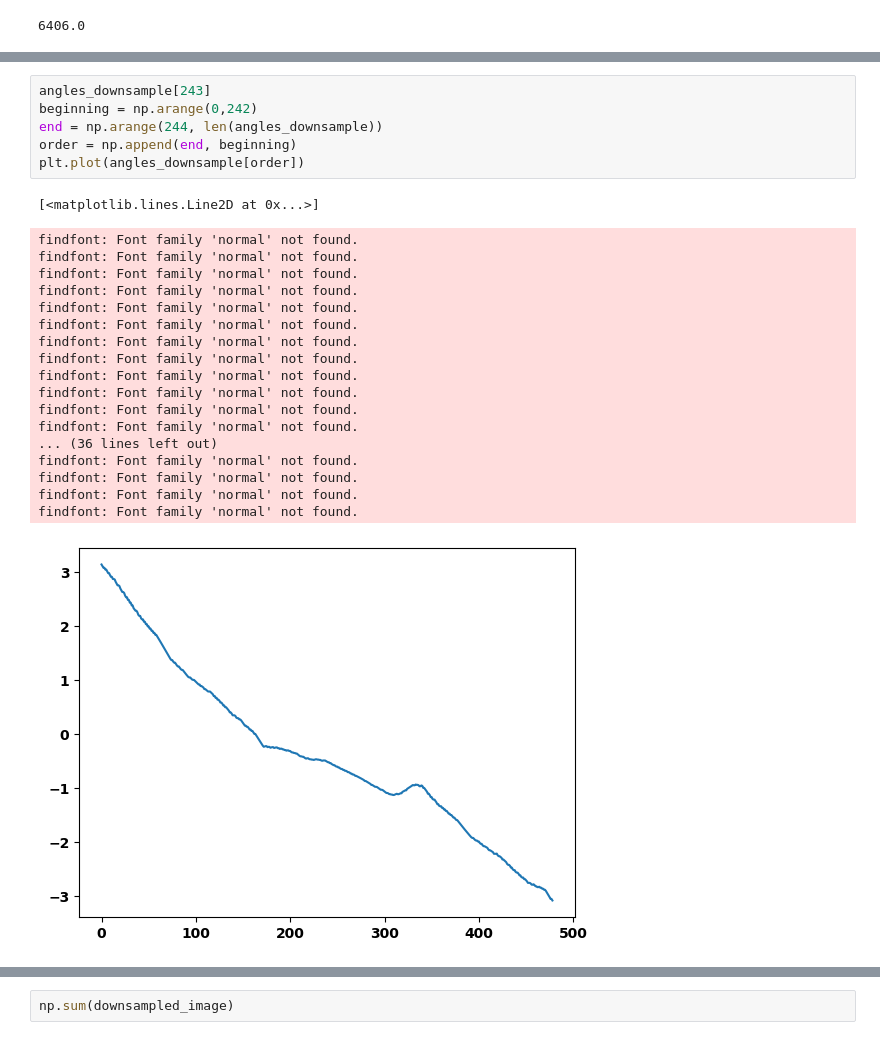
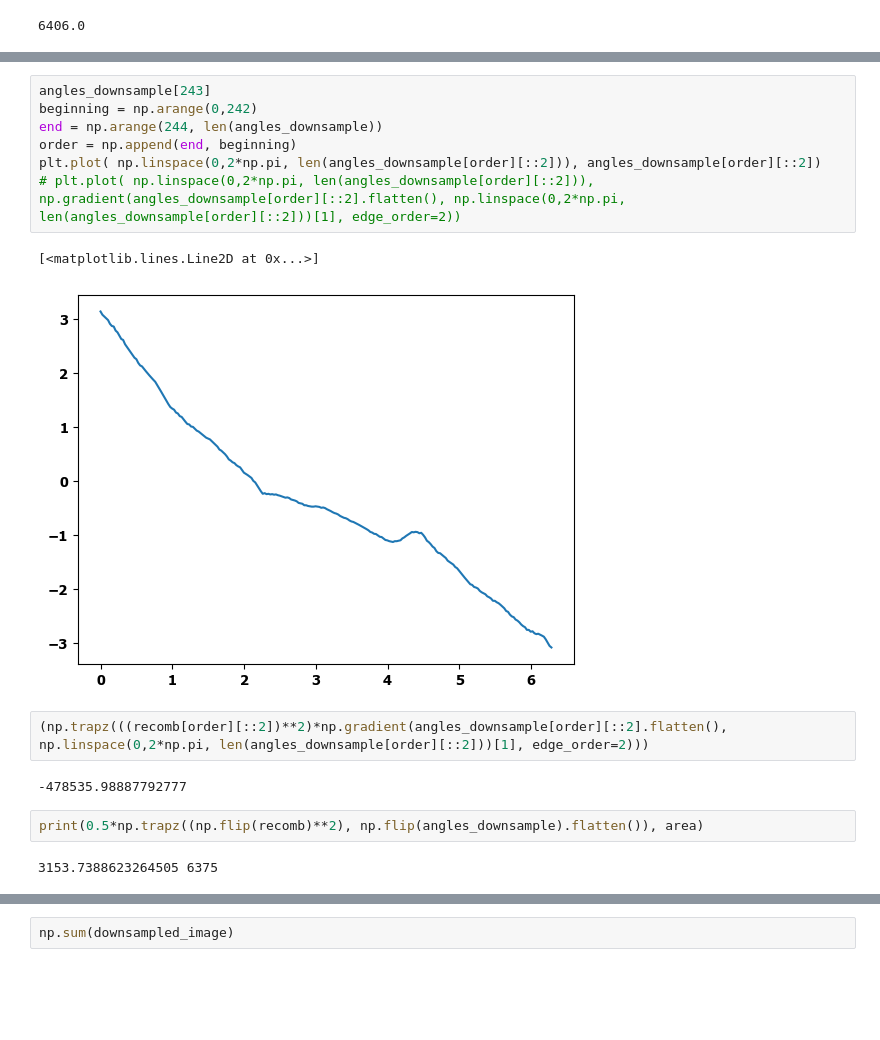
Before and after one commit to feltner515/ParticlePy, a Jupyter notebook: reentrant.ipynb, the cells around one changed output, grey strips where cells are left out. Drawn from its saved outputs; the diff is of its cells as text; blank space fills up the shorter version.

```diff
--- a/reentrant.ipynb
+++ b/reentrant.ipynb
@@ -342,26 +316,18 @@ findfont: Font family 'normal' not found.
 # %%
 angles_downsample[243]
 beginning = np.arange(0,242)
 end = np.arange(244, len(angles_downsample))
 order = np.append(end, beginning)
-plt.plot(angles_downsample[order])
+plt.plot( np.linspace(0,2*np.pi, len(angles_downsample[order][::2])), angles_downsample[order][::2])
+# plt.plot( np.linspace(0,2*np.pi, len(angles_downsample[order][::2])), np.gradient(angles_downsample[order][::2].flatten(), np.linspace(0,2*np.pi, len(angles_downsample[order][::2]))[1], edge_order=2))
 # %% [output]
 [<matplotlib.lines.Line2D at 0x...>]
-findfont: Font family 'normal' not found.
-findfont: Font family 'normal' not found.
-findfont: Font family 'normal' not found.
-findfont: Font family 'normal' not found.
-findfont: Font family 'normal' not found.
-findfont: Font family 'normal' not found.
-findfont: Font family 'normal' not found.
-findfont: Font family 'normal' not found.
-findfont: Font family 'normal' not found.
-findfont: Font family 'normal' not found.
-findfont: Font family 'normal' not found.
-findfont: Font family 'normal' not found.
-... (36 lines left out)
-findfont: Font family 'normal' not found.
-findfont: Font family 'normal' not found.
-findfont: Font family 'normal' not found.
-findfont: Font family 'normal' not found.
-[figure, old version]
+[figure, new version]
+# %%
+(np.trapz(((recomb[order][::2])**2)*np.gradient(angles_downsample[order][::2].flatten(), np.linspace(0,2*np.pi, len(angles_downsample[order][::2]))[1], edge_order=2)))
+# %% [output]
+-478535.98887792777
+# %%
+print(0.5*np.trapz((np.flip(recomb)**2), np.flip(angles_downsample).flatten()), area)
+# %% [output]
+3153.7388623264505 6375
```
Also changed, not shown: parts of 19 cells of this notebook, 1 other file.
